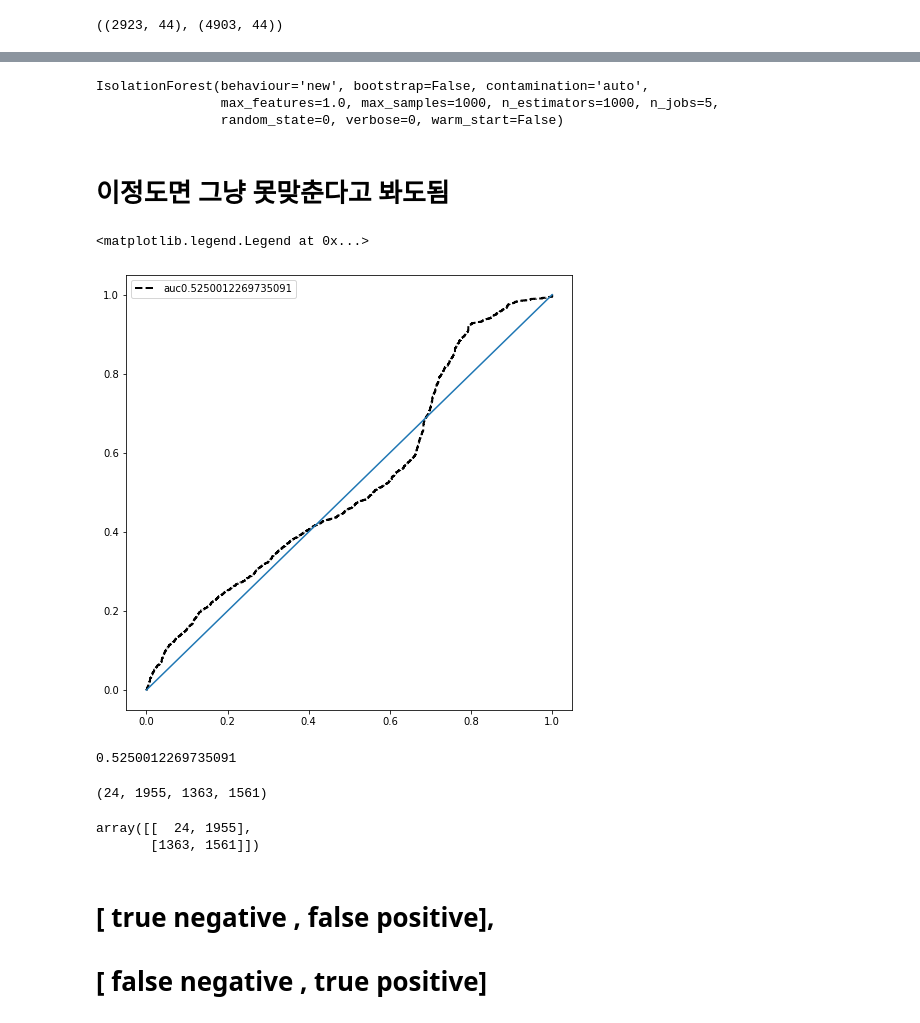
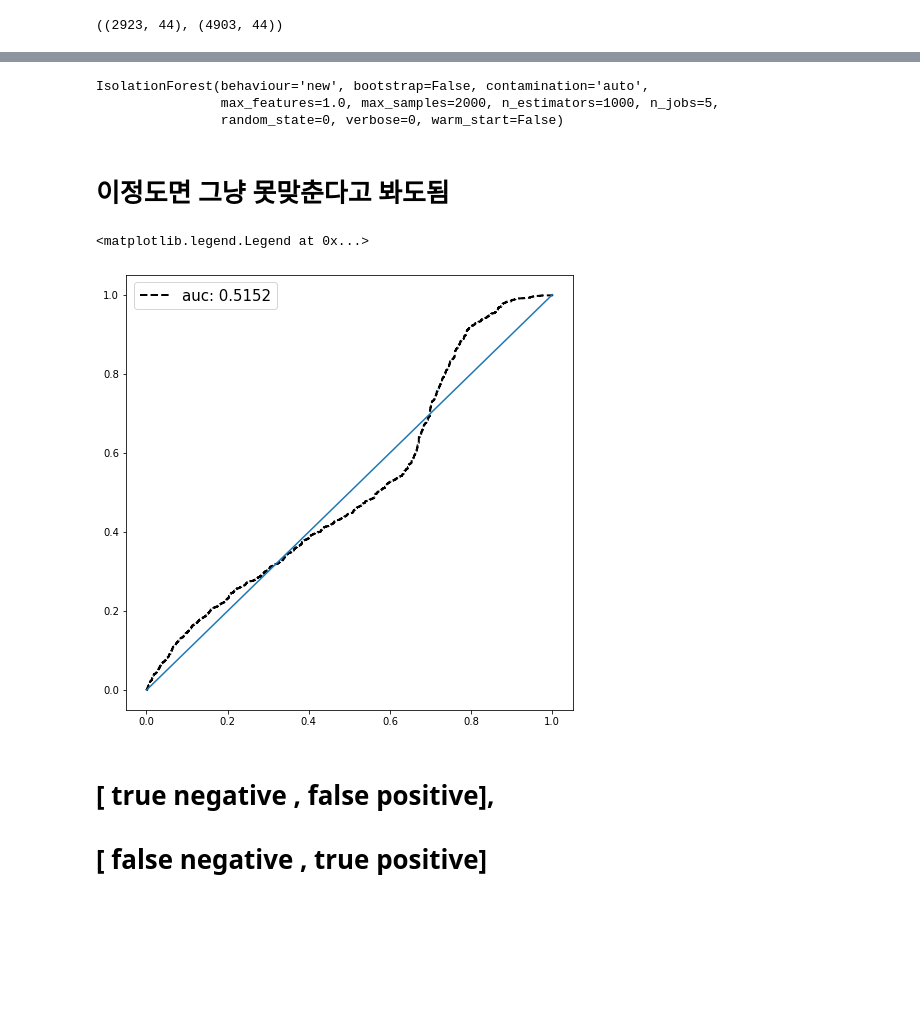
Before and after one commit to SuminBae97/MachineLearning, a Jupyter notebook: file_1.ipynb, the cells around one changed output, grey strips where cells are left out. Drawn from its saved outputs; the diff is of its cells as text; code cells hidden in the pictures; blank space fills up the shorter version.

```diff
--- a/file_1.ipynb
+++ b/file_1.ipynb
@@ -136,26 +171,31 @@ for i in range(3):
 # %%
-clf = IsolationForest(behaviour='new' , max_samples=1000 , random_state=0,n_estimators=1000,n_jobs=5)
+clf = IsolationForest(behaviour='new' , max_samples=2000, random_state=0,n_estimators=1000,n_jobs=5)
 # %%
 clf.fit(data)
 # %% [output]
 IsolationForest(behaviour='new', bootstrap=False, contamination='auto',
-                max_features=1.0, max_samples=1000, n_estimators=1000, n_jobs=5,
+                max_features=1.0, max_samples=2000, n_estimators=1000, n_jobs=5,
                 random_state=0, verbose=0, warm_start=False)
 # %% [markdown]
 # 이정도면 그냥 못맞춘다고 봐도됨
+# %%
+test_predict = clf.predict(test_data)
+test_score = clf.score_samples(test_data)
 # %%
-test_pred = clf.score_samples(test_data)
-fpr,tpr,thresholds = roc_curve(test_label , test_pred)
+
+
+roc_score = roc_auc_score(test_label,test_score)
+roc_score = round(roc_score,4)
+
+
+fpr,tpr,thresholds = roc_curve(test_label , test_score)
+
 plt.figure(figsize=(8,8))
-plt.plot(fpr,tpr,'k--' , lw=2 , label="auc" + str(roc_auc_score(test_label,test_pred)))
+plt.plot(fpr,tpr,'k--' , lw=2 , label="auc: " + str(roc_score))
 plt.plot([0,1],[0,1])
-plt.legend()
+plt.legend(prop={"size":15})
 # %% [output]
 <matplotlib.legend.Legend at 0x...>
-[figure, old version]
+[figure, new version]
-# %%
-roc_auc_score(test_label , test_pred)
-# %% [output]
-0.5250012269735091
 # %%
 test_confusion = confusion_matrix(test_label , test_predict)
@@ -163,12 +203,3 @@ tn, fp, fn, tp  = confusion_matrix(test_label,test_predict).ravel()
-# %%
-tn , fp,fn , tp
-# %% [output]
-(24, 1955, 1363, 1561)
-# %%
-test_confusion
-# %% [output]
-array([[  24, 1955],
-       [1363, 1561]])
 # %% [markdown]
 # [ true negative , false positive],
 # [ false negative , true positive]
```
Also changed, not shown: parts of 12 cells of this notebook.
